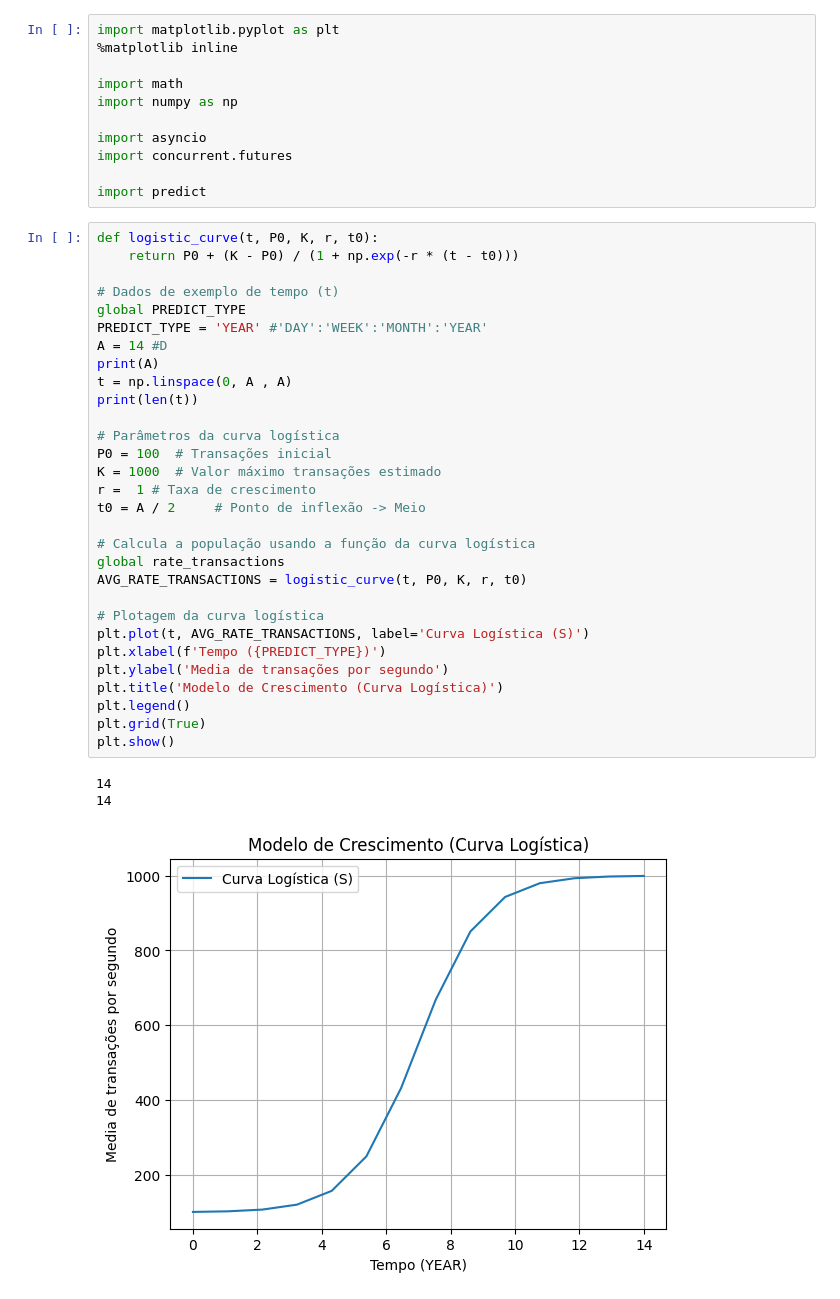
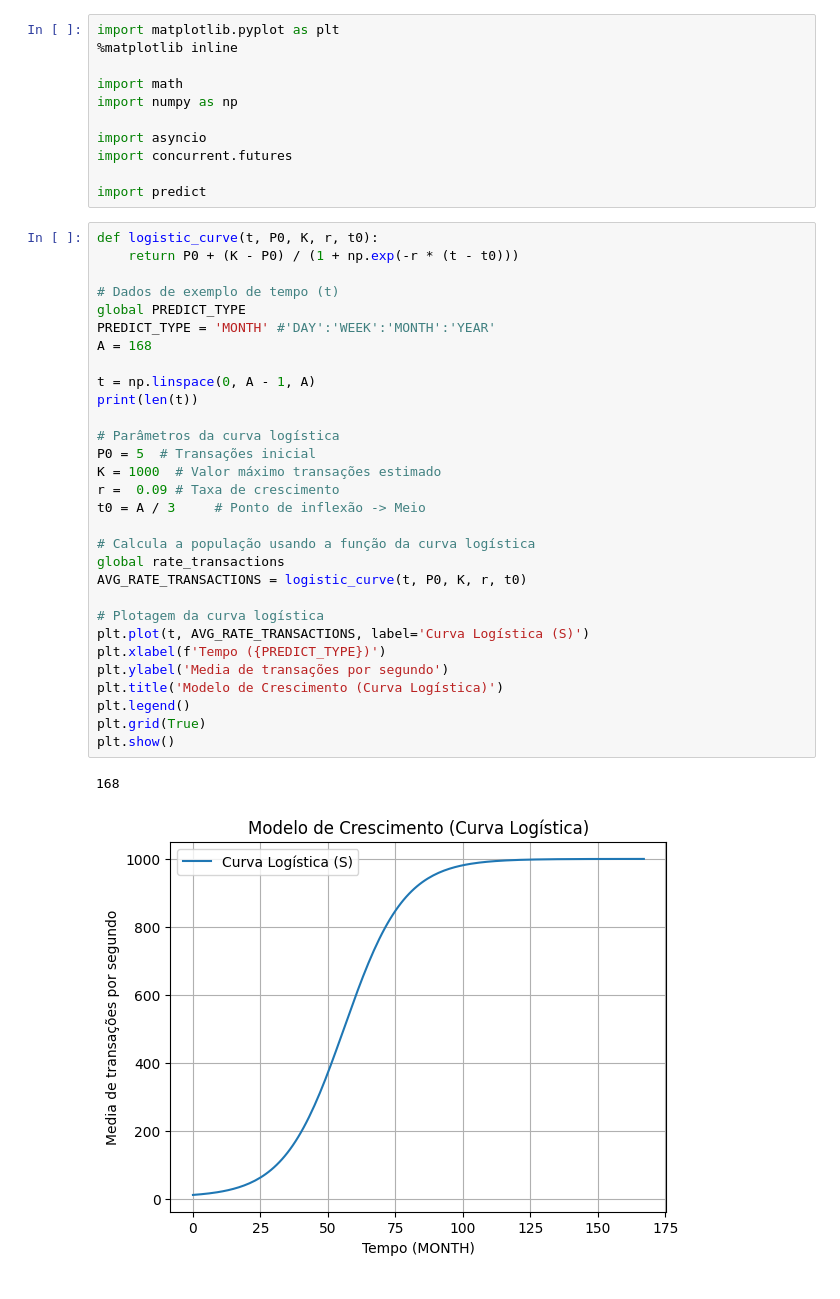
Before and after one commit to gilbertokoerbes/TCCII_Blockchain_Predict, a Jupyter notebook: predict.ipynb, the cells around one changed output. Drawn from its saved outputs; the diff is of its cells as text.

```diff
--- a/predict.ipynb
+++ b/predict.ipynb
@@ -12,34 +12,33 @@ import predict
 # %%
 def logistic_curve(t, P0, K, r, t0):
     return P0 + (K - P0) / (1 + np.exp(-r * (t - t0)))
 
 # Dados de exemplo de tempo (t)
 global PREDICT_TYPE
-PREDICT_TYPE = 'YEAR' #'DAY':'WEEK':'MONTH':'YEAR'
-A = 14 #D
-print(A)
-t = np.linspace(0, A , A)
+PREDICT_TYPE = 'MONTH' #'DAY':'WEEK':'MONTH':'YEAR'
+A = 168
+
+t = np.linspace(0, A - 1, A)
 print(len(t))
 
 # Parâmetros da curva logística
-P0 = 100  # Transações inicial
+P0 = 5  # Transações inicial
 K = 1000  # Valor máximo transações estimado
-r =  1 # Taxa de crescimento
-t0 = A / 2     # Ponto de inflexão -> Meio
+r =  0.09 # Taxa de crescimento
+t0 = A / 3     # Ponto de inflexão -> Meio
 
 # Calcula a população usando a função da curva logística
 global rate_transactions
 AVG_RATE_TRANSACTIONS = logistic_curve(t, P0, K, r, t0)
 
 # Plotagem da curva logística
 plt.plot(t, AVG_RATE_TRANSACTIONS, label='Curva Logística (S)')
 plt.xlabel(f'Tempo ({PREDICT_TYPE})')
 plt.ylabel('Media de transações por segundo')
 plt.title('Modelo de Crescimento (Curva Logística)')
 plt.legend()
 plt.grid(True)
 plt.show()
 # %% [output]
-14
-14
+168
-[figure, old version]
+[figure, new version]
```
Also changed, not shown: parts of 12 cells of this notebook.
